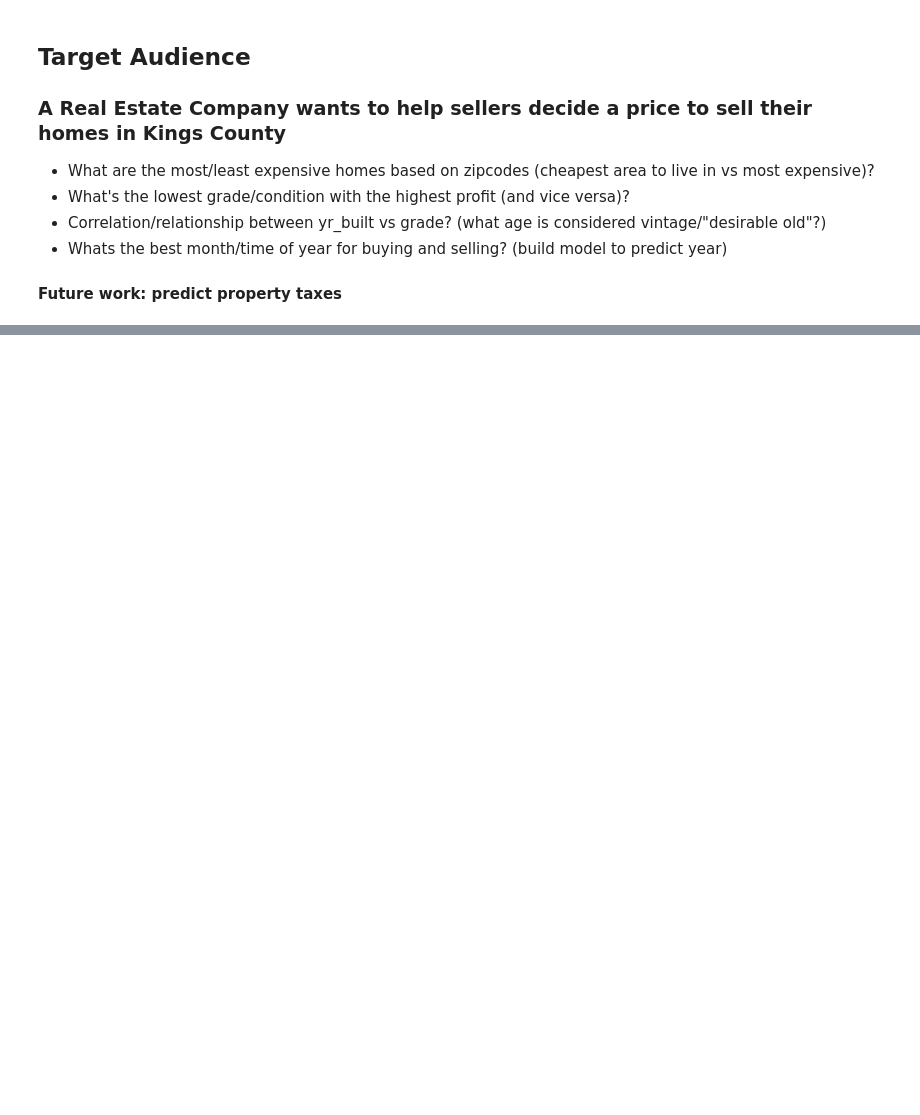
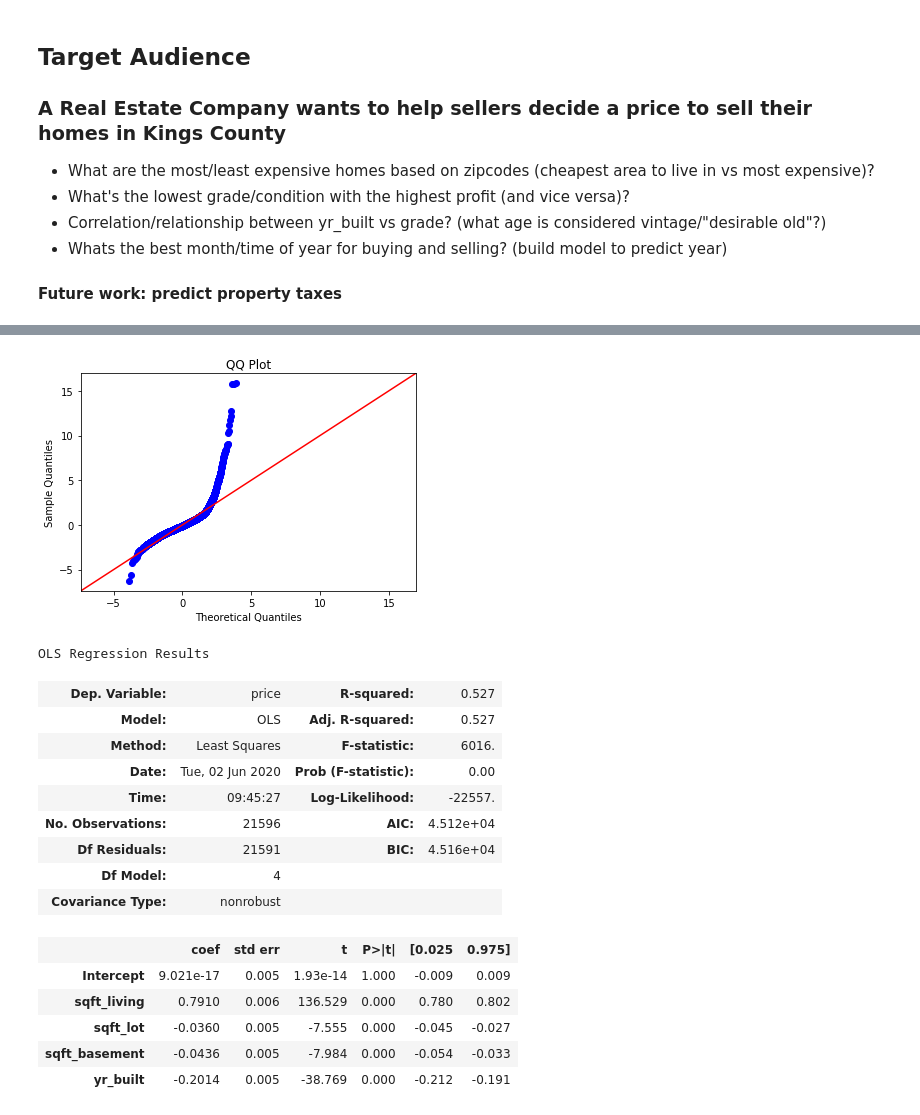
Before and after one commit to EricaSG/dsc-mod-2-project-v2-1-onl01-dtsc-ft-041320, a Jupyter notebook: student.ipynb, the cells around one changed output, grey strips where cells are left out. Saved outputs shown, nothing was run; the diff lists cells and outputs as text; code cells hidden in the pictures; blank space fills up the shorter version.

```diff
--- a/student.ipynb
+++ b/student.ipynb
@@ -354,0 +435,63 @@ TypeError: '<' not supported between instances of 'float' and 'str'
+# %%
+#Kimberly's Function
+import statsmodels.api as sm
+from statsmodels.formula.api import ols
+import statsmodels.stats.api as sms
+import scipy.stats as stats
+def fullRegressionAnalysis(a, b, df):
+    '''a: str Dependent variable column name
+        b: List of str Independent variable columns
+        df: dataframe Dataframe to analyze
+
+        First line of regression analysis between the dependent variable and a single independent variable in a dataFrame
+
+        Returns
+        R-squared value
+        Intercept
+        Slope
+        P-Value
+        JB Score & Probability of JB
+        Statistical signfigance
+        Rejection of normal distribution of errors
+        Scatter plot with Line of Best Fit
+        Regression plots for column2 vs. model
+        QQ plot
+        Model Summary Statistics'''
+
+
+    a = 'price'
+    b = norm_df.drop('price', axis=1)
+    pred_sum = '+'.join(b.columns)
+    f = a+'~'+pred_sum
+    model = ols(formula=f, data=norm_df).fit()
+    print (b, 'vs.', a)
+    print ('R-Squared:',model.rsquared)
+    print ('Intercept:',model.params[0])
+    print ('Slope:',model.params[1])
+    print ('P-Value:',round(model.pvalues[1],4))
+    print ('JB Score:',sms.jarque_bera(model.resid)[0], 'Probability:', sms.jarque_bera(model.resid)[1] )
+    if model.pvalues[1] <= 0.05:
+        print('  *',b,'HAS a statistically significant relationship to',a )
+    else:
+        print('  *',b,'DOES NOT HAVE a statistically significant relationship to',a)
+    if sms.jarque_bera(model.resid)[0] >= 6 and sms.jarque_bera(model.resid)[1] <= 0.05:
+        print('  * We REJECT the normal distribution of the model errors')
+#     X_new = pd.DataFrame([norm_df.min(), norm_df.max()]);
+#     preds = model.predict(X_new)
+#     data.plot(kind='scatter', x=b, y=a, title='Line of Best Fit');
+#     plt.plot(X_new, preds, c='red', linewidth=2);
+#     plt.show()
+#     fig = plt.figure(figsize=(15,8))
+#     fig = sm.graphics.plot_regress_exog(model, b, fig=fig)
+#     plt.show()
+    residuals = model.resid
+    fig = sm.graphics.qqplot(residuals, dist=stats.norm, line='45', fit=True)
+    plt.title('QQ Plot')
+    plt.show()
+    return model.summary()
+
+a = 'price'
+b = ['sqft_living', 'sqft_lot', 'sqft_basement', 'yr_built']
+
+fullRegressionAnalysis(a, b, norm_df)
+# %% [output]
@@ -354,0 +515,17 @@ TypeError: '<' not supported between instances of 'float' and 'str'
+[figure, added]
+OLS Regression Results
+| Dep. Variable: | price | R-squared: | 0.527 |
+| Model: | OLS | Adj. R-squared: | 0.527 |
+| Method: | Least Squares | F-statistic: | 6016. |
+| Date: | Tue, 02 Jun 2020 | Prob (F-statistic): | 0.00 |
+| Time: | 09:45:27 | Log-Likelihood: | -22557. |
+| No. Observations: | 21596 | AIC: | 4.512e+04 |
+| Df Residuals: | 21591 | BIC: | 4.516e+04 |
+| Df Model: | 4 |  |  |
+| Covariance Type: | nonrobust |  |  |
+|  | coef | std err | t | P>|t| | [0.025 | 0.975] |
+| Intercept | 9.021e-17 | 0.005 | 1.93e-14 | 1.000 | -0.009 | 0.009 |
+| sqft_living | 0.7910 | 0.006 | 136.529 | 0.000 | 0.780 | 0.802 |
+| sqft_lot | -0.0360 | 0.005 | -7.555 | 0.000 | -0.045 | -0.027 |
+| sqft_basement | -0.0436 | 0.005 | -7.984 | 0.000 | -0.054 | -0.033 |
+| yr_built | -0.2014 | 0.005 | -38.769 | 0.000 | -0.212 | -0.191 |
```
Also changed, not shown: parts of 33 cells of this notebook.
